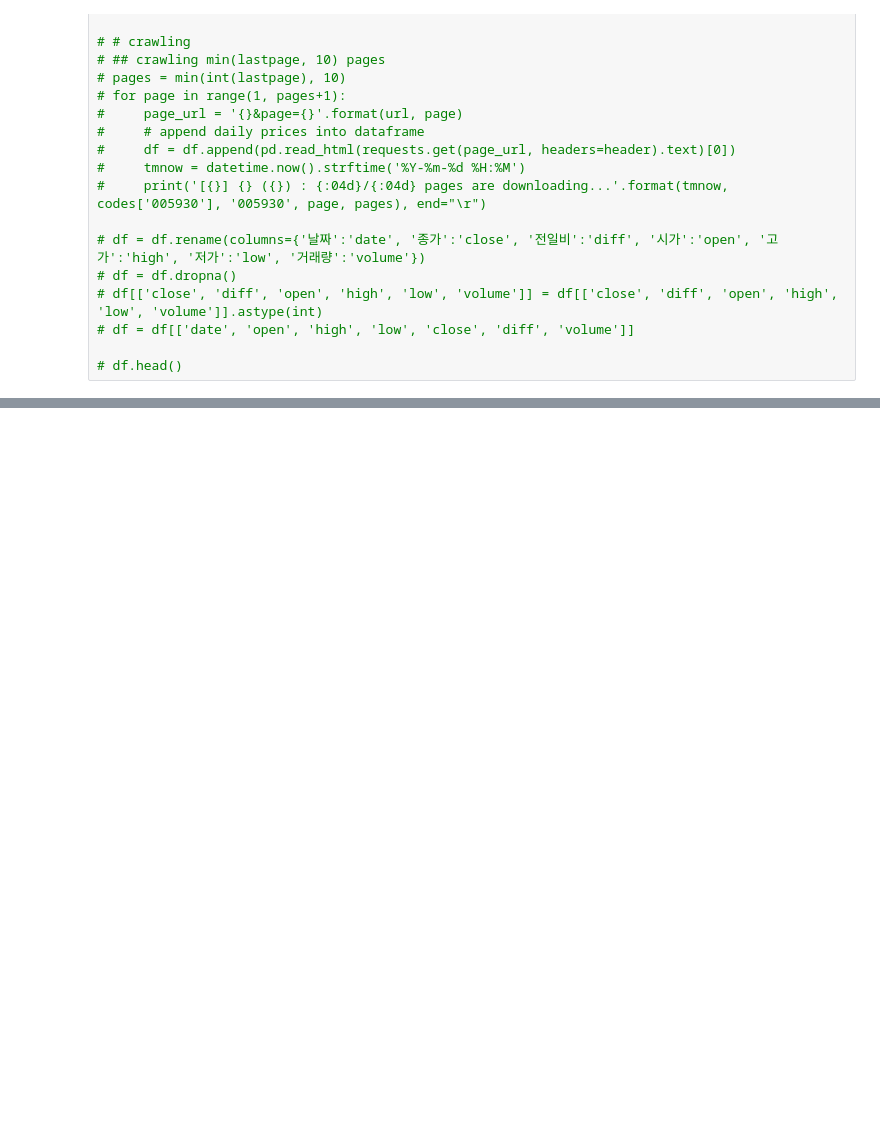
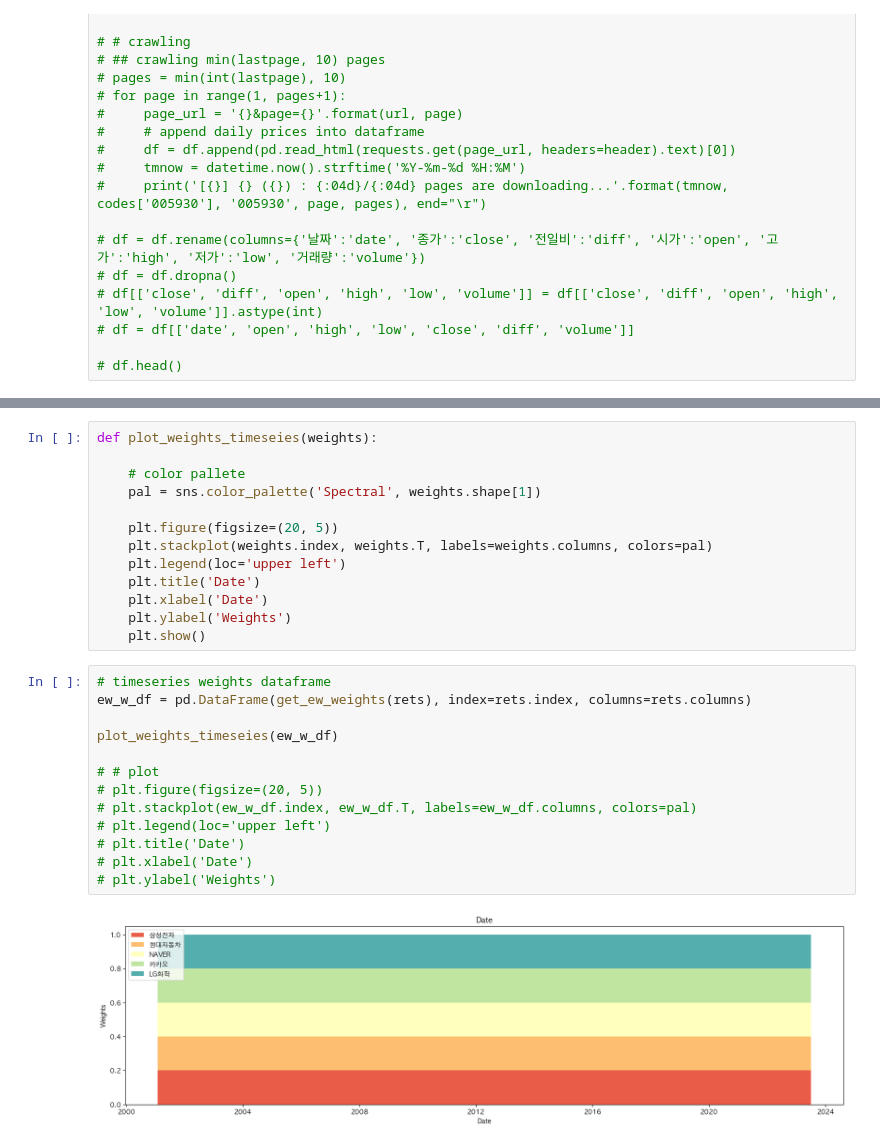
Before and after one commit to ahn283/projects, a Jupyter notebook: stock/dbupdater/test_stock.ipynb, the cells around one changed output, grey strips where cells are left out. Saved outputs shown, nothing was run; the diff lists cells and outputs as text; blank space fills up the shorter version.

```diff
--- a/stock/dbupdater/test_stock.ipynb
+++ b/stock/dbupdater/test_stock.ipynb
@@ -278,0 +592,28 @@ Bollinger band bandwidth:  9.489976340527463
+# %%
+def plot_weights_timeseies(weights):
+
+    # color pallete
+    pal = sns.color_palette('Spectral', weights.shape[1])
+
+    plt.figure(figsize=(20, 5))
+    plt.stackplot(weights.index, weights.T, labels=weights.columns, colors=pal)
+    plt.legend(loc='upper left')
+    plt.title('Date')
+    plt.xlabel('Date')
+    plt.ylabel('Weights')
+    plt.show()
+# %%
+# timeseries weights dataframe
+ew_w_df = pd.DataFrame(get_ew_weights(rets), index=rets.index, columns=rets.columns)
+
+plot_weights_timeseies(ew_w_df)
+
+# # plot
+# plt.figure(figsize=(20, 5))
+# plt.stackplot(ew_w_df.index, ew_w_df.T, labels=ew_w_df.columns, colors=pal)
+# plt.legend(loc='upper left')
+# plt.title('Date')
+# plt.xlabel('Date')
+# plt.ylabel('Weights')
+# %% [output]
+[figure, added]
```
Also changed, not shown: parts of 112 cells of this notebook, 3 other files.
